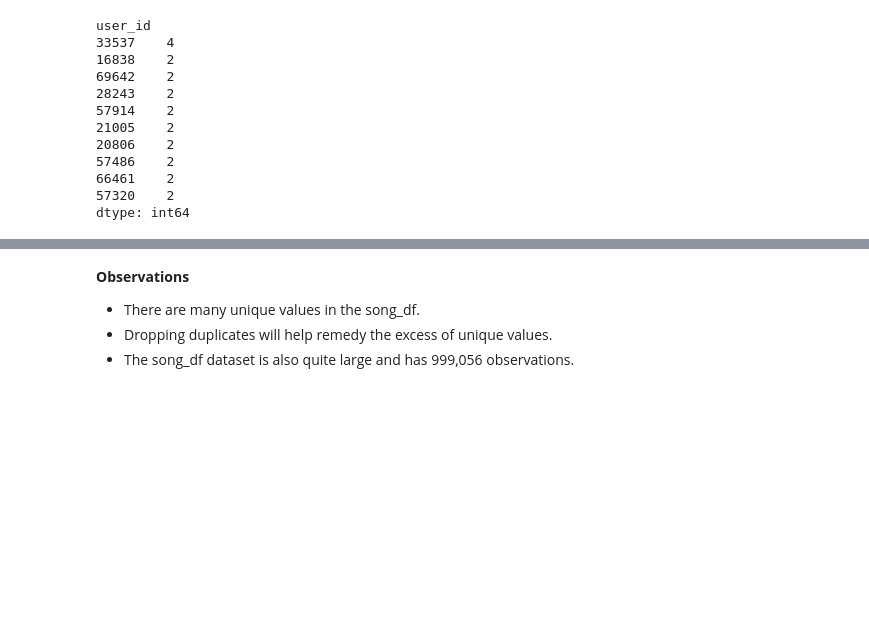
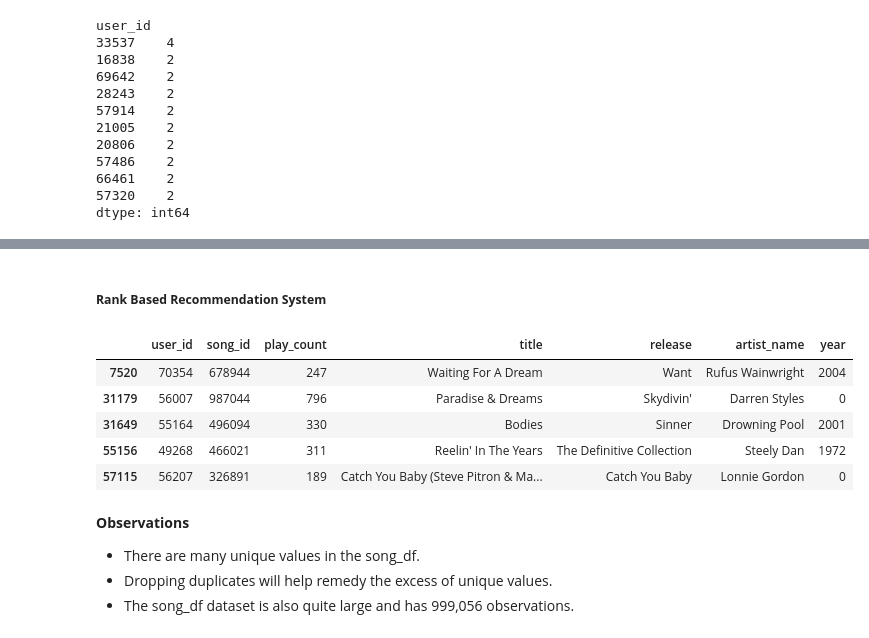
Before and after one commit to mariyaeggs/MIT_AI, a Jupyter notebook: Reference_Notebook_Milestone_1_Recommendation_Systems_Pipenv.ipynb, the cells around one changed output, grey strips where cells are left out. Saved outputs shown, nothing was run; the diff lists cells and outputs as text; code cells hidden in the pictures; blank space fills up the shorter version.

Commit message:
setup rank based recommendation system

```diff
--- a/Reference_Notebook_Milestone_1_Recommendation_Systems_Pipenv.ipynb
+++ b/Reference_Notebook_Milestone_1_Recommendation_Systems_Pipenv.ipynb
@@ -418,3 +443,14 @@ dtype: int64
+# %% [markdown]
+##### **Rank Based Recommendation System**
+# %%
+df_final.head()
+# %% [output]
+|  | user_id | song_id | play_count | title | release | artist_name | year |
+| 7520 | 70354 | 678944 | 247 | Waiting For A Dream | Want | Rufus Wainwright | 2004 |
+| 31179 | 56007 | 987044 | 796 | Paradise & Dreams | Skydivin' | Darren Styles | 0 |
+| 31649 | 55164 | 496094 | 330 | Bodies | Sinner | Drowning Pool | 2001 |
+| 55156 | 49268 | 466021 | 311 | Reelin' In The Years | The Definitive Collection | Steely Dan | 1972 |
+| 57115 | 56207 | 326891 | 189 | Catch You Baby (Steve Pitron & Ma... | Catch You Baby | Lonnie Gordon | 0 |
 # %% [markdown]
 **Observations**
 - There are many unique values in the song_df.
```
Also changed, not shown: parts of 2 cells of this notebook.
